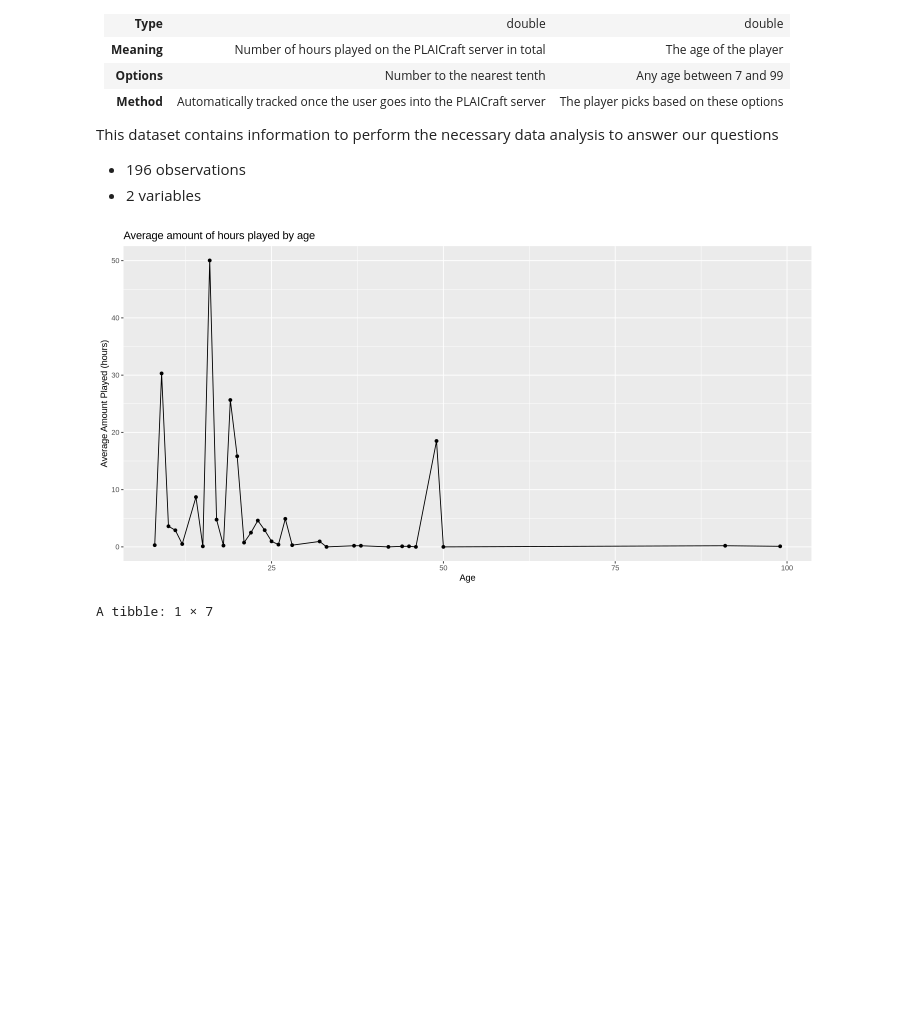
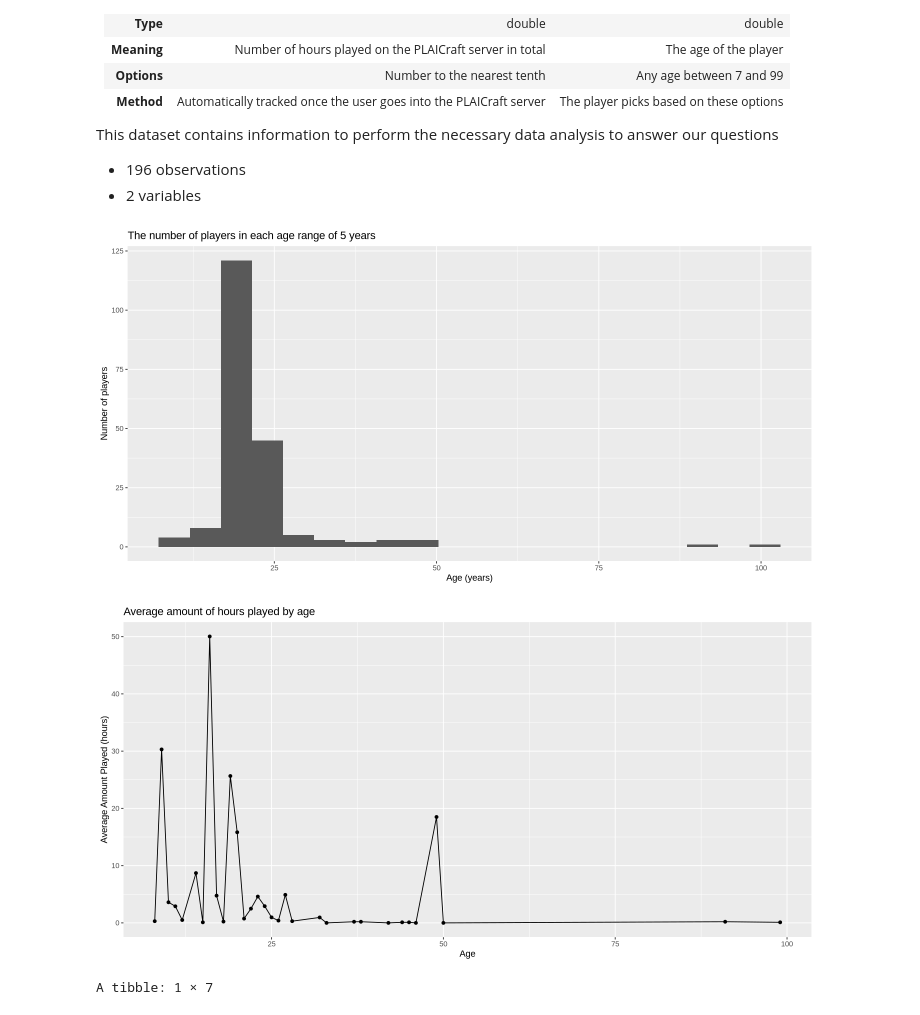
Before and after one commit to Jayden-Yee/Group-Project-Final, a Jupyter notebook: Final group project.ipynb, the cells around one changed output. Cells and saved outputs as stored; diff of their text form; code cells hidden in the pictures; blank space fills up the shorter version.

Commit message:
Add histo graph for age

```diff
--- a/Final group project.ipynb
+++ b/Final group project.ipynb
@@ -164,19 +164,29 @@ This dataset contains information to perform the necessary data analysis to answ
 # %%
 ## Visualization of the dataset for exploratory data analysis
 
 options(repr.plot.width = 12, repr.plot.height = 6)
+
+age_histo <- players |>
+    ggplot(aes(x = age)) +
+    geom_histogram(bins = 20) +
+    labs(x = "Age (years)",
+        y = "Number of players",
+        title = "The number of players in each age range of 5 years")
+
+age_histo
 
 age_hours_plot <- players |>
                 group_by(age) |>
                 summarize(avg_hours = mean(played_hours)) |>
                 ggplot(aes(x = age, y = avg_hours)) +
                 geom_point() +
                 geom_line() +
                 labs(x = "Age", y = "Average Amount Played (hours)") +
                 ggtitle("Average amount of hours played by age")
 age_hours_plot
 # %% [output]
-[figure, old version]
+[figure, new version]
+[figure, added]
 # %%
 # Performing regression using age to predict the amount of hours a player will play
 set.seed(1)
```
Also changed, not shown: parts of 1 cell of this notebook.
